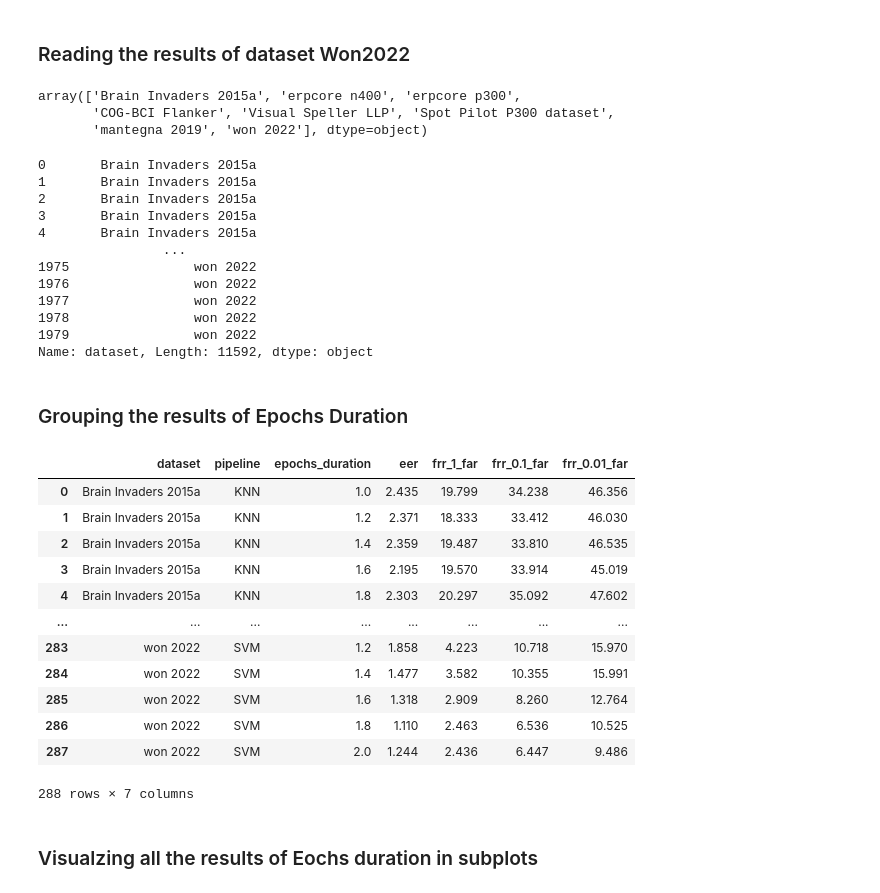
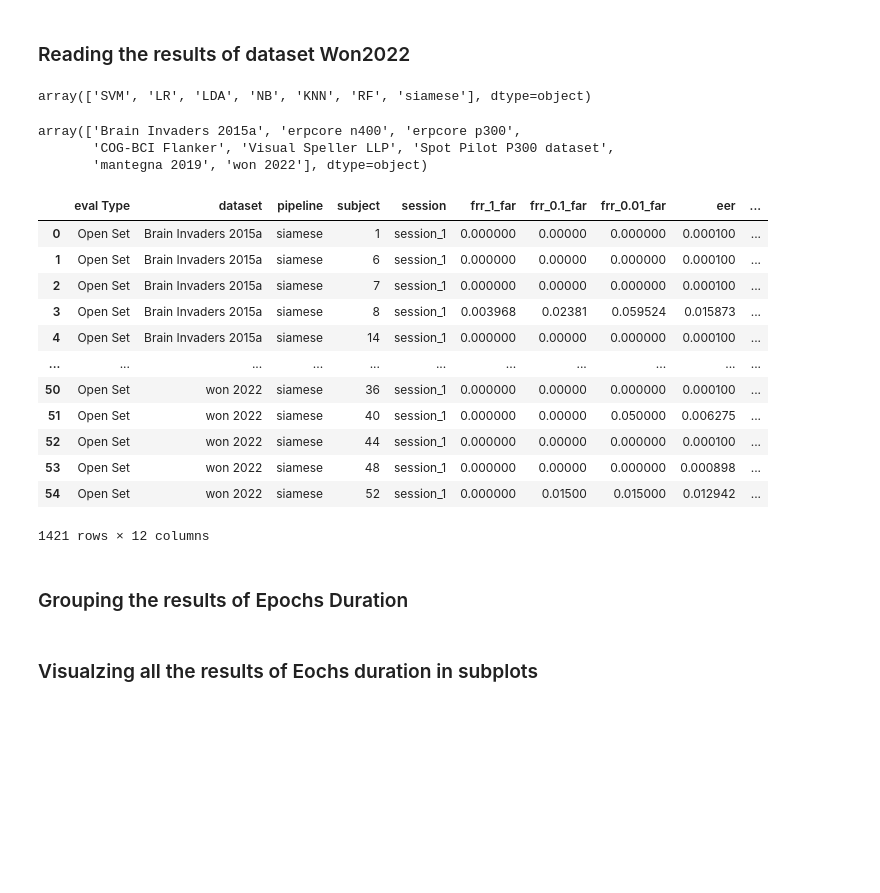
Before and after one commit to Avichaurasia/NeuroIDBench, a Jupyter notebook: Juypter_Notebooks/Experiment_Pre_Processing.ipynb, the cells around one changed output. Saved outputs shown, nothing was run; the diff lists cells and outputs as text; code cells hidden in the pictures; blank space fills up the shorter version.

```diff
--- a/Juypter_Notebooks/Experiment_Pre_Processing.ipynb
+++ b/Juypter_Notebooks/Experiment_Pre_Processing.ipynb
@@ -113,6 +270,10 @@ df_epochs_interval_db.drop(columns=['evaluation', 'Unnamed: 0'], inplace=True)
 #df_shallow_classifiers
 # %%
 df_epochs_interval_db['pipeline'] = df_epochs_interval_db['pipeline'].apply(lambda x: x.split('+')[-1])
+# %%
+df_epochs_interval_db.pipeline.unique()
+# %% [output]
+array(['SVM', 'LR', 'LDA', 'NB', 'KNN', 'RF', 'siamese'], dtype=object)
 # %%
 df_epochs_interval_db.dataset.unique()
 # %% [output]
@@ -120,20 +281,24 @@ array(['Brain Invaders 2015a', 'erpcore n400', 'erpcore p300',
        'COG-BCI Flanker', 'Visual Speller LLP', 'Spot Pilot P300 dataset',
        'mantegna 2019', 'won 2022'], dtype=object)
 # %%
-df_epochs_interval_db['dataset'].replace({'Visual Speller LLP': "Huebner2017", 'Spot Pilot P300 dataset':'Sosulski2019'})
+df_epochs_interval_db['dataset'].replace({'Visual Speller LLP': "Huebner2017", 'Spot Pilot P300 dataset':'Sosulski2019'}, inplace=True)
-# %% [output]
-0       Brain Invaders 2015a
-1       Brain Invaders 2015a
-2       Brain Invaders 2015a
-3       Brain Invaders 2015a
-4       Brain Invaders 2015a
-                ...
-1975                won 2022
-1976                won 2022
-1977                won 2022
-1978                won 2022
-1979                won 2022
-Name: dataset, Length: 11592, dtype: object
+# %%
+#df_epochs_interval_db[['pipeline', 'dataset']].value_counts()
+df_epochs_interval_db[df_epochs_interval_db['pipeline']=='siamese']
+# %% [output]
+|  | eval Type | dataset | pipeline | subject | session | frr_1_far | frr_0.1_far | frr_0.01_far | eer | ... |
+| 0 | Open Set | Brain Invaders 2015a | siamese | 1 | session_1 | 0.000000 | 0.00000 | 0.000000 | 0.000100 | ... |
+| 1 | Open Set | Brain Invaders 2015a | siamese | 6 | session_1 | 0.000000 | 0.00000 | 0.000000 | 0.000100 | ... |
+| 2 | Open Set | Brain Invaders 2015a | siamese | 7 | session_1 | 0.000000 | 0.00000 | 0.000000 | 0.000100 | ... |
+| 3 | Open Set | Brain Invaders 2015a | siamese | 8 | session_1 | 0.003968 | 0.02381 | 0.059524 | 0.015873 | ... |
+| 4 | Open Set | Brain Invaders 2015a | siamese | 14 | session_1 | 0.000000 | 0.00000 | 0.000000 | 0.000100 | ... |
+| ... | ... | ... | ... | ... | ... | ... | ... | ... | ... | ... |
+| 50 | Open Set | won 2022 | siamese | 36 | session_1 | 0.000000 | 0.00000 | 0.000000 | 0.000100 | ... |
+| 51 | Open Set | won 2022 | siamese | 40 | session_1 | 0.000000 | 0.00000 | 0.050000 | 0.006275 | ... |
+| 52 | Open Set | won 2022 | siamese | 44 | session_1 | 0.000000 | 0.00000 | 0.000000 | 0.000100 | ... |
+| 53 | Open Set | won 2022 | siamese | 48 | session_1 | 0.000000 | 0.00000 | 0.000000 | 0.000898 | ... |
+| 54 | Open Set | won 2022 | siamese | 52 | session_1 | 0.000000 | 0.01500 | 0.015000 | 0.012942 | ... |
+1421 rows × 12 columns
 # %% [markdown]
 ### Grouping the results of Epochs Duration
 # %%
@@ -150,16 +315,2 @@ grouped_epochs_interval_df=df_epochs_interval_db.groupby(['dataset', 'pipeline',
 # %%
-grouped_epochs_interval_df
+#grouped_epochs_interval_df.pipeline.unique()
-# %% [output]
-|  | dataset | pipeline | epochs_duration | eer | frr_1_far | frr_0.1_far | frr_0.01_far |
-| 0 | Brain Invaders 2015a | KNN | 1.0 | 2.435 | 19.799 | 34.238 | 46.356 |
-| 1 | Brain Invaders 2015a | KNN | 1.2 | 2.371 | 18.333 | 33.412 | 46.030 |
-| 2 | Brain Invaders 2015a | KNN | 1.4 | 2.359 | 19.487 | 33.810 | 46.535 |
-| 3 | Brain Invaders 2015a | KNN | 1.6 | 2.195 | 19.570 | 33.914 | 45.019 |
-| 4 | Brain Invaders 2015a | KNN | 1.8 | 2.303 | 20.297 | 35.092 | 47.602 |
-| ... | ... | ... | ... | ... | ... | ... | ... |
-| 283 | won 2022 | SVM | 1.2 | 1.858 | 4.223 | 10.718 | 15.970 |
-| 284 | won 2022 | SVM | 1.4 | 1.477 | 3.582 | 10.355 | 15.991 |
-| 285 | won 2022 | SVM | 1.6 | 1.318 | 2.909 | 8.260 | 12.764 |
-| 286 | won 2022 | SVM | 1.8 | 1.110 | 2.463 | 6.536 | 10.525 |
-| 287 | won 2022 | SVM | 2.0 | 1.244 | 2.436 | 6.447 | 9.486 |
-288 rows × 7 columns
```
Also changed, not shown: parts of 19 cells of this notebook, 32 other files.
